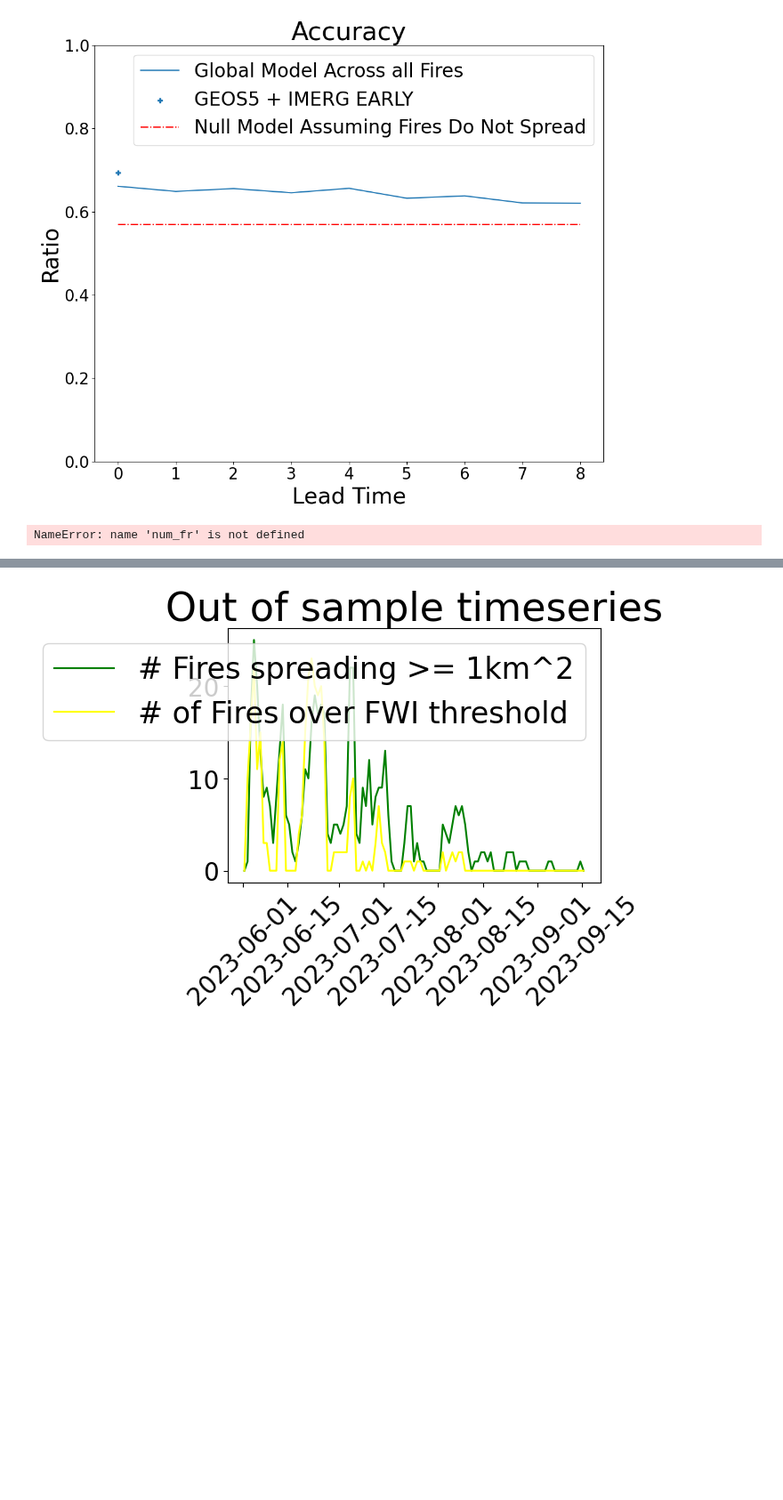
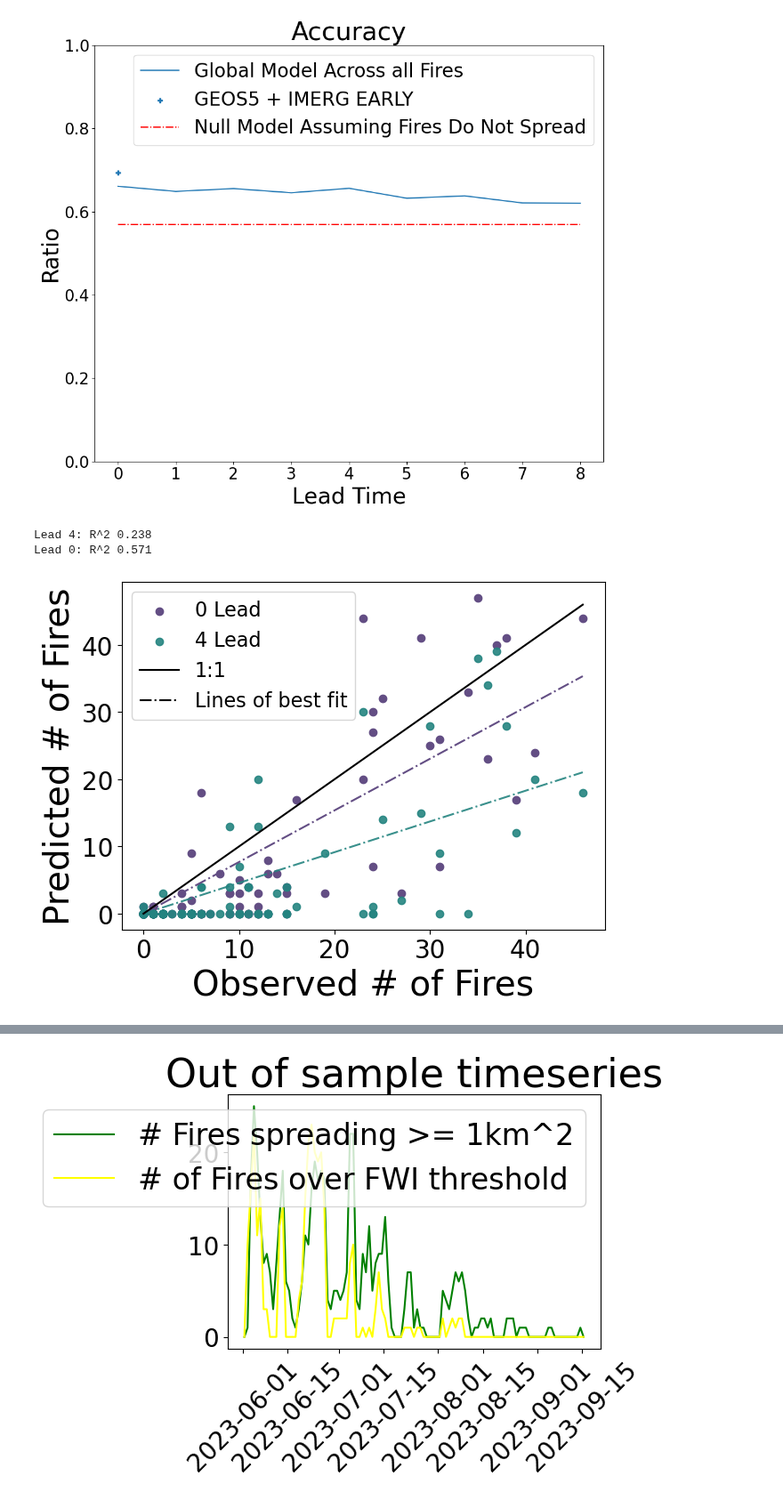
Before and after one commit to mccabete/fwiVis, a Jupyter notebook: notebooks/Logit_models.ipynb, the cells around one changed output, grey strips where cells are left out. Shown at 89% size. Drawn from its saved outputs; the diff is of its cells as text; code cells hidden in the pictures; blank space fills up the shorter version.

```diff
--- a/notebooks/Logit_models.ipynb
+++ b/notebooks/Logit_models.ipynb
@@ -1910,47 +1868,53 @@ results = model.fit()
 
 
 
-plt.scatter( num_fr.Num_fire_spreading_1km2, num_fr.Num_fire_over_thresh, label = "0 Lag Prediction", color = "grey", )
+plt.scatter( num_fr.Num_fire_spreading_1km2, num_fr.Num_fire_over_thresh, label = "0 Lead", color = "#634e84", )
 
 maxnum = max(num_fr.Num_fire_spreading_1km2.max(), num_fr.Num_fire_over_thresh.max())
-plt.plot(range(0,maxnum),  results.params.iloc[0] * range(0,maxnum), color = "grey", linestyle = "dashed")
+plt.plot(range(0,maxnum),  results.params.iloc[0] * range(0,maxnum), color = "#634e84", linestyle = "dashdot")
 
 
 for l in [4]:
     r_sql = r_squared_against_1to1_line(num_fr.Num_fire_spreading_1km2, num_fr[f"Num_fire_over_thresh_{l}"])
-    plt.scatter(num_fr.Num_fire_spreading_1km2, num_fr[f"Num_fire_over_thresh_{l}"], label = f"{l} Lag Prediction", alpha = (1/l), )
+    plt.scatter(num_fr.Num_fire_spreading_1km2, num_fr[f"Num_fire_over_thresh_{l}"], label = f"{l} Lead", alpha = 0.9, color = "#248480" )
     model = sm.OLS( num_fr[f"Num_fire_over_thresh_{l}"].astype("float"), num_fr['Num_fire_spreading_1km2'].astype("float"),)
     results = model.fit()
-    plt.plot(range(0,maxnum),  results.params.iloc[0] * range(0,maxnum),  linestyle = "dashed", alpha = (1/l))
-    print(f"Lag {l}: R^2 {round(r_sql, 3)}")
+    plt.plot(range(0,maxnum),  results.params.iloc[0] * range(0,maxnum),  linestyle = "dashdot", alpha = 0.90, color = "#248480")
+    print(f"Lead {l}: R^2 {round(r_sql, 3)}")
 #minnum = min([num_fr.Num_fire_spreading_1km2, num_fr.Num_fire_over_thresh])
 plt.plot(range(0,maxnum ), range(0,maxnum), color = "black", label = "1:1")
-print(f"Lag {0}: R^2 {round(r_sq, 3)}")
+print(f"Lead {0}: R^2 {round(r_sq, 3)}")
 #plt.title(f"Timeseries Predicted Vs Observed {round(r_sq, 3)}")
+plt.plot(range(0,maxnum),  np.repeat(np.nan, len(range(0,maxnum))), color = "black", linestyle = "dashdot", label = f"Lines of best fit")
+
 plt.xlabel("Observed # of Fires")
 plt.ylabel("Predicted # of Fires")
+plt.legend( fontsize=16)
+plt.savefig(f"some_figs/logit_model_plots/predicted_vs_observed_with_lead_{will_grow}.png")
 plt.show()
 
 
 
 # ## Calculating the first dirivative to get at "Timing"
 # y_deriv_observed = np.gradient(num_fr.Num_fire_spreading_1km2 )
 # y_deriv_predicted = np.gradient(num_fr.Num_fire_over_thresh )
 
 # r_sq_deriv = r_squared_against_1to1_line(y_deriv_observed, y_deriv_predicted)
 
 
 # plt.scatter( y_deriv_observed, y_deriv_predicted)
 # #plt.plot(range(0, (y_deriv_observed.max()) ), range(0, np.ceiling(y_deriv_observed.max())))
 # plt.title(f"First Derivative R^2: {r_sq_deriv}")
 # plt.xlabel("Observed # of Fires")
 # plt.ylabel("Predicted # of Fires")
 # plt.show()
 
 # plt.plot(num_fr.t, y_deriv_observed )
 # plt.plot(num_fr.t,  y_deriv_predicted )
 # %% [output]
-NameError: name 'num_fr' is not defined
+Lead 4: R^2 0.238
+Lead 0: R^2 0.571
+[figure, added]
 # %%
 num_fr = num_fr.sort_values(by = "t")
 
```
Also changed, not shown: parts of 8 cells of this notebook, 3 other files.
